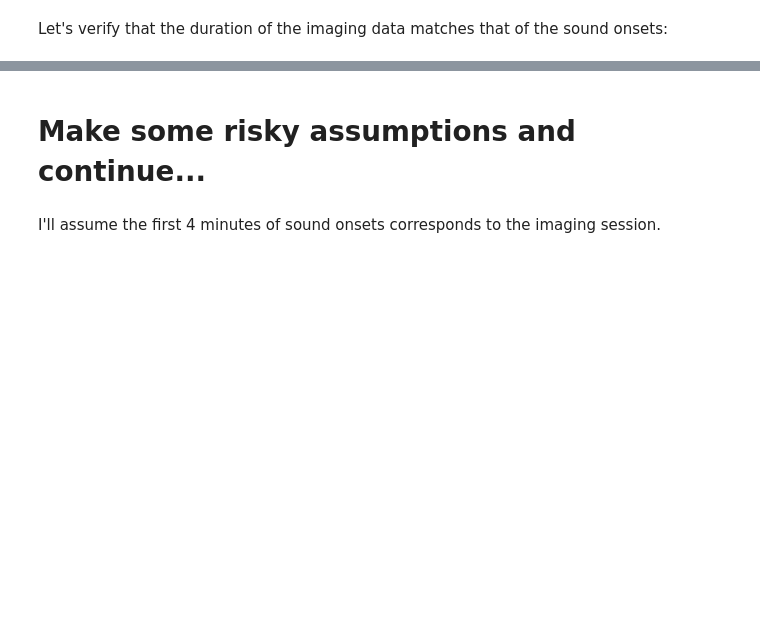
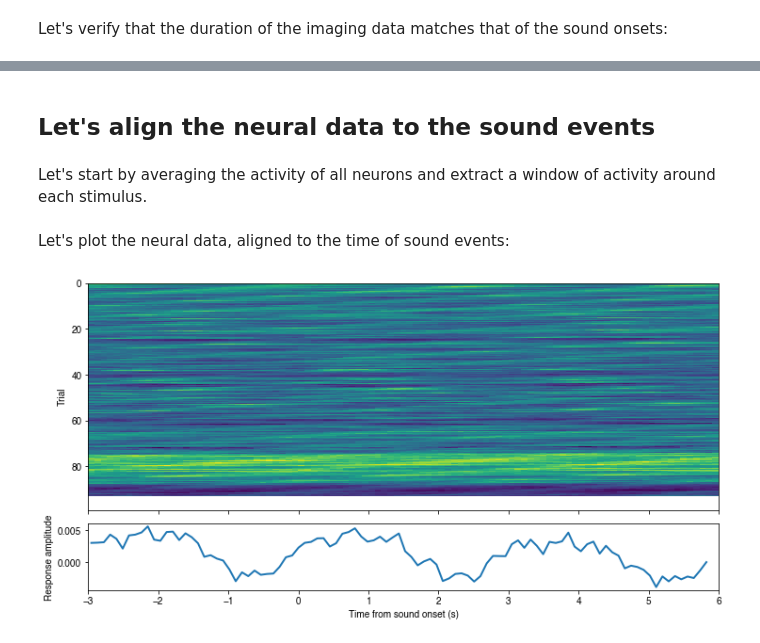
Before and after one commit to sjara/uobrainflex_reports, a Jupyter notebook: mesoscope/oddball_fm_sound_evoked_responses.ipynb, the cells around one changed output, grey strips where cells are left out. Cells and saved outputs as stored; diff of their text form; code cells hidden in the pictures; blank space fills up the shorter version.

```diff
--- a/mesoscope/oddball_fm_sound_evoked_responses.ipynb
+++ b/mesoscope/oddball_fm_sound_evoked_responses.ipynb
@@ -87,7 +93,4 @@ Last sound onset: 21.11 min
 # %% [markdown]
-# Make some risky assumptions and continue...
+## Let's align the neural data to the sound events
 # %% [markdown]
-I'll assume the first 4 minutes of sound onsets corresponds to the imaging session.
+Let's start by averaging the activity of all neurons and extract a window of activity around each stimulus.
-# %%
-soundOnsetInSamplesThisSession = soundOnsetInSamples[soundOnsetInSamples/srateSound < sessionDuration]
-soundOnset = soundOnsetInSamplesThisSession/srateSound # In seconds
@@ -93,0 +101,14 @@ soundOnset = soundOnsetInSamplesThisSession/srateSound # In seconds
+# %% [markdown]
+Let's plot the neural data, aligned to the time of sound events:
+# %%
+plt.figure(figsize=(12,6))
+ax0 = plt.subplot(4, 1, (1,3))
+plt.imshow(lockedSignal, interpolation='nearest', extent=[*timeRange, lockedSignal.shape[1], 0])
+plt.ylabel('Trial')
+plt.setp(ax0.get_xticklabels(), visible=False)
+ax1 = plt.subplot(4, 1, 4, sharex=ax0)
+plt.plot(timeVec, np.nanmean(lockedSignal, axis=0), lw=2)
+plt.xlabel('Time from sound onset (s)')
+plt.ylabel('Response amplitude');
+# %% [output]
+[figure, added]
```
Also changed, not shown: parts of 25 cells of this notebook.
